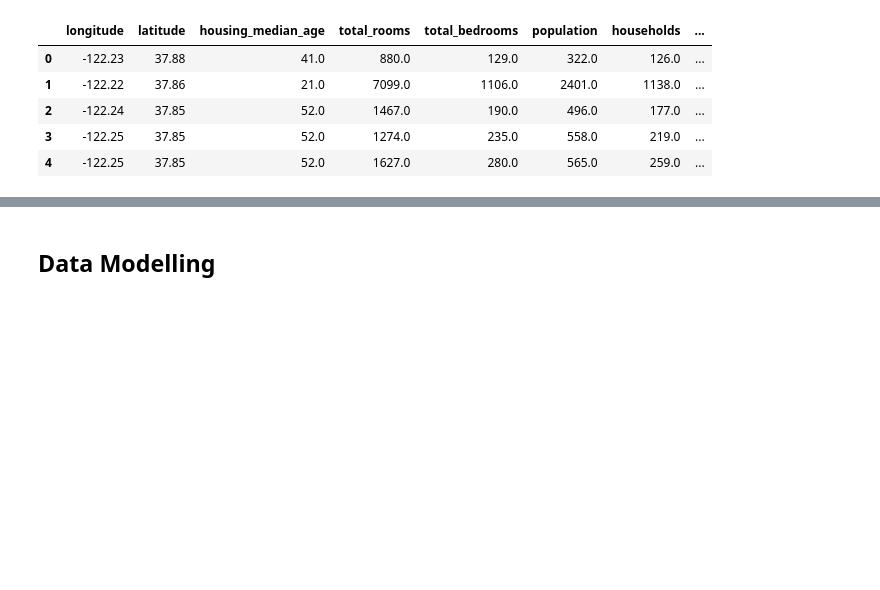
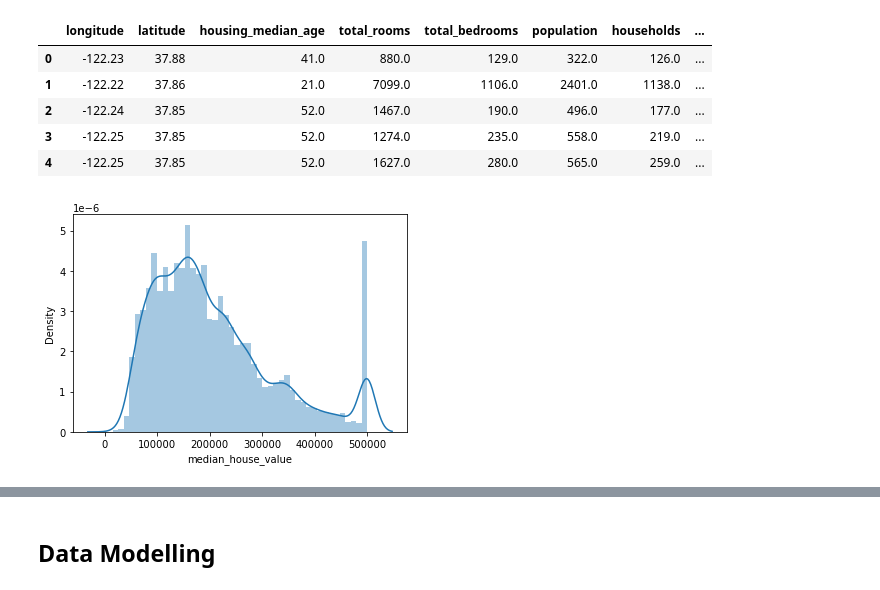
Before and after one commit to RamCham69/PricePrediction-of-House, a Jupyter notebook: HousePrice Prediction.ipynb, the cells around one changed output, grey strips where cells are left out. Saved outputs shown, nothing was run; the diff lists cells and outputs as text; code cells hidden in the pictures; blank space fills up the shorter version.

```diff
--- a/HousePrice Prediction.ipynb
+++ b/HousePrice Prediction.ipynb
@@ -102,3 +102,9 @@ data.head()
 | 2 | -122.24 | 37.85 | 52.0 | 1467.0 | 190.0 | 496.0 | 177.0 | ... |
 | 3 | -122.25 | 37.85 | 52.0 | 1274.0 | 235.0 | 558.0 | 219.0 | ... |
 | 4 | -122.25 | 37.85 | 52.0 | 1627.0 | 280.0 | 565.0 | 259.0 | ... |
+# %%
+# prediction variable distribution
+sns.distplot(data['median_house_value'])
+plt.show()
+# %% [output]
+[figure, added]
```
Also changed, not shown: parts of 16 cells of this notebook.
